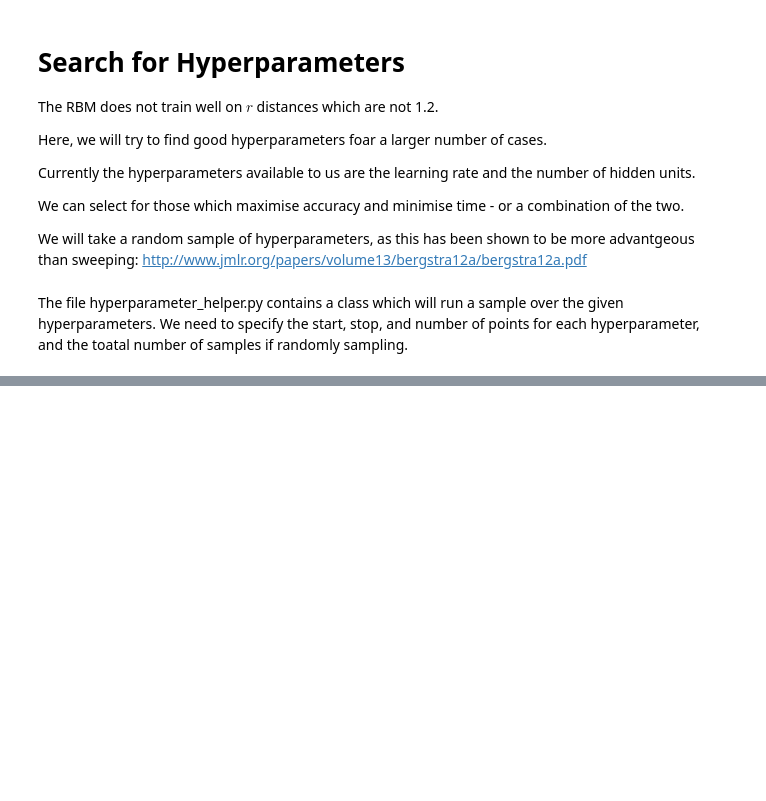
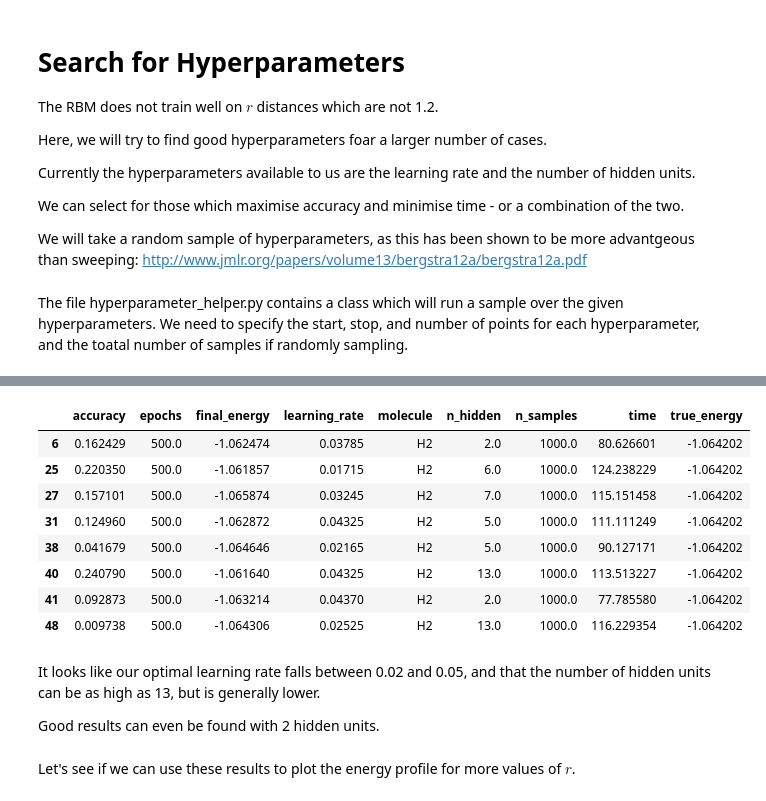
Before and after one commit to DuckTigger/CohortProject_2020, a Jupyter notebook: Project_1_RBM_and_Tomography/search_hyperparameters.ipynb, the cells around one changed output, grey strips where cells are left out. Drawn from its saved outputs; the diff is of its cells as text; code cells hidden in the pictures; blank space fills up the shorter version.

```diff
--- a/Project_1_RBM_and_Tomography/search_hyperparameters.ipynb
+++ b/Project_1_RBM_and_Tomography/search_hyperparameters.ipynb
@@ -48,0 +135,20 @@ Energy from RBM samples:  -1.0247775181023142
+# %%
+good_fine = results_fine[results_fine['accuracy'] < 0.25]
+good_fine
+# %% [output]
+|  | accuracy | epochs | final_energy | learning_rate | molecule | n_hidden | n_samples | time | true_energy |
+| 6 | 0.162429 | 500.0 | -1.062474 | 0.03785 | H2 | 2.0 | 1000.0 | 80.626601 | -1.064202 |
+| 25 | 0.220350 | 500.0 | -1.061857 | 0.01715 | H2 | 6.0 | 1000.0 | 124.238229 | -1.064202 |
+| 27 | 0.157101 | 500.0 | -1.065874 | 0.03245 | H2 | 7.0 | 1000.0 | 115.151458 | -1.064202 |
+| 31 | 0.124960 | 500.0 | -1.062872 | 0.04325 | H2 | 5.0 | 1000.0 | 111.111249 | -1.064202 |
+| 38 | 0.041679 | 500.0 | -1.064646 | 0.02165 | H2 | 5.0 | 1000.0 | 90.127171 | -1.064202 |
+| 40 | 0.240790 | 500.0 | -1.061640 | 0.04325 | H2 | 13.0 | 1000.0 | 113.513227 | -1.064202 |
+| 41 | 0.092873 | 500.0 | -1.063214 | 0.04370 | H2 | 2.0 | 1000.0 | 77.785580 | -1.064202 |
+| 48 | 0.009738 | 500.0 | -1.064306 | 0.02525 | H2 | 13.0 | 1000.0 | 116.229354 | -1.064202 |
+# %% [markdown]
+It looks like our optimal learning rate falls between 0.02 and 0.05, and that the number of hidden units can be as high
+as 13, but is generally lower.
+
+Good results can even be found with 2 hidden units.
+# %% [markdown]
+Let's see if we can use these results to plot the energy profile for more values of $r$.
```
Also changed, not shown: parts of 5 cells of this notebook.
